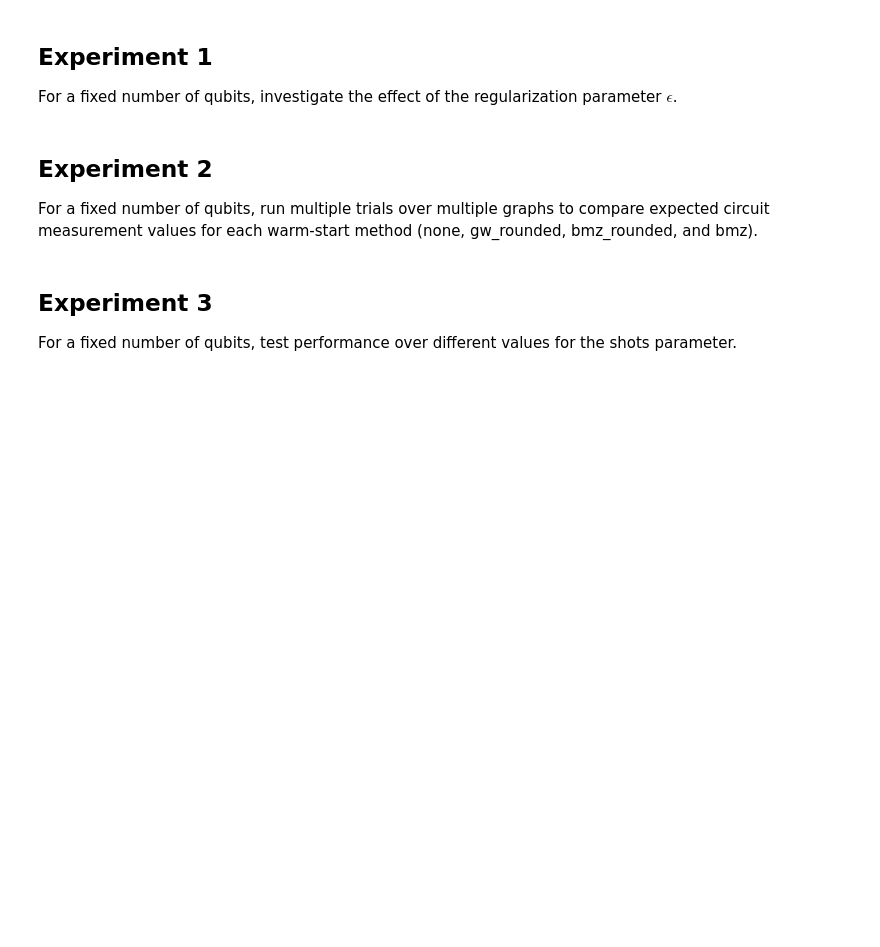
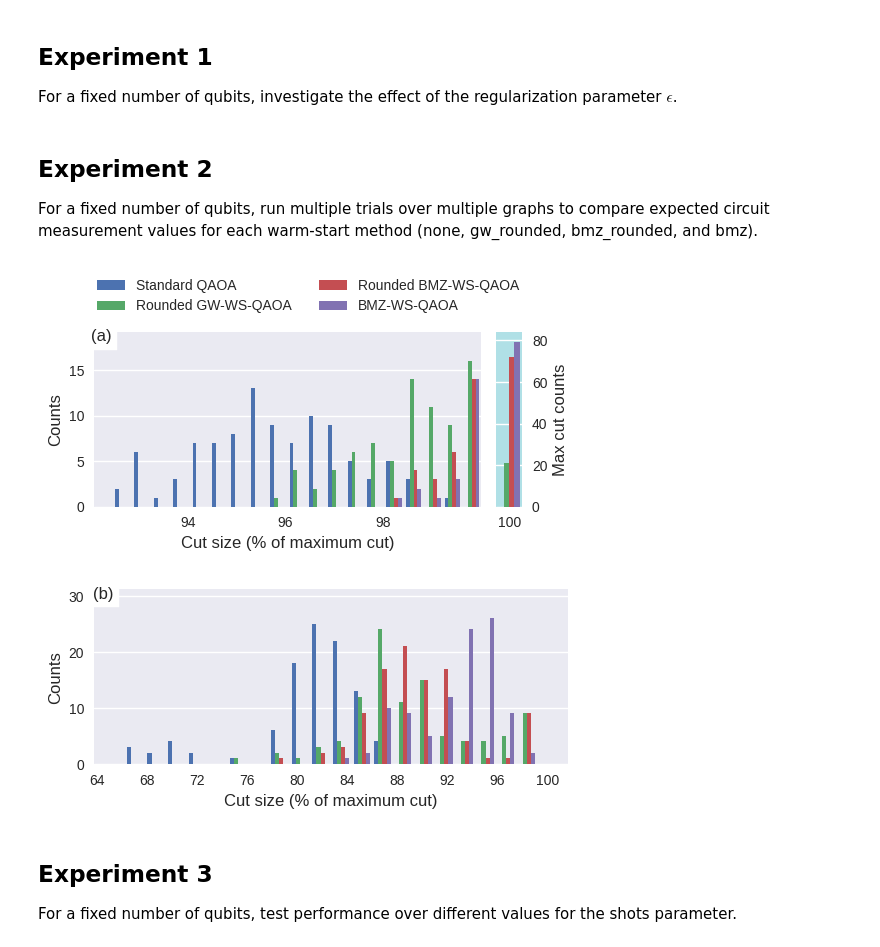
Before and after one commit to samco7/qaoa, a Jupyter notebook: notebooks/experiment_runs.ipynb, the cells around one changed output. Saved outputs shown, nothing was run; the diff lists cells and outputs as text; code cells hidden in the pictures; blank space fills up the shorter version.

```diff
--- a/notebooks/experiment_runs.ipynb
+++ b/notebooks/experiment_runs.ipynb
@@ -40,12 +40,15 @@ For a fixed number of qubits, investigate the effect of the regularization param
 
 For a fixed number of qubits, run multiple trials over multiple graphs to compare expected circuit measurement values for each warm-start method (none, gw_rounded, bmz_rounded, and bmz).
 # %%
-# n_qubits = 20
-# n_layers = 2
-# n_trials = 100
-# shots = 512
-# res = experiment_2(n_qubits=n_qubits, n_layers=n_layers, n_trials=n_trials, backend=backend, shots=shots)
-# plot_experiment_2(res)
+n_qubits = 20
+n_layers = 2
+n_trials = 100
+shots = 512
+res = experiment_2(n_qubits=n_qubits, n_layers=n_layers, n_trials=n_trials, backend=backend, shots=shots)
+plot_experiment_2(res)
+# %% [output]
+[figure, added]
+[figure, added]
 # %% [markdown]
 ## Experiment 3
 For a fixed number of qubits, test performance over different values for the shots parameter.
```
Also changed, not shown: parts of 3 cells of this notebook, 1 other file.
